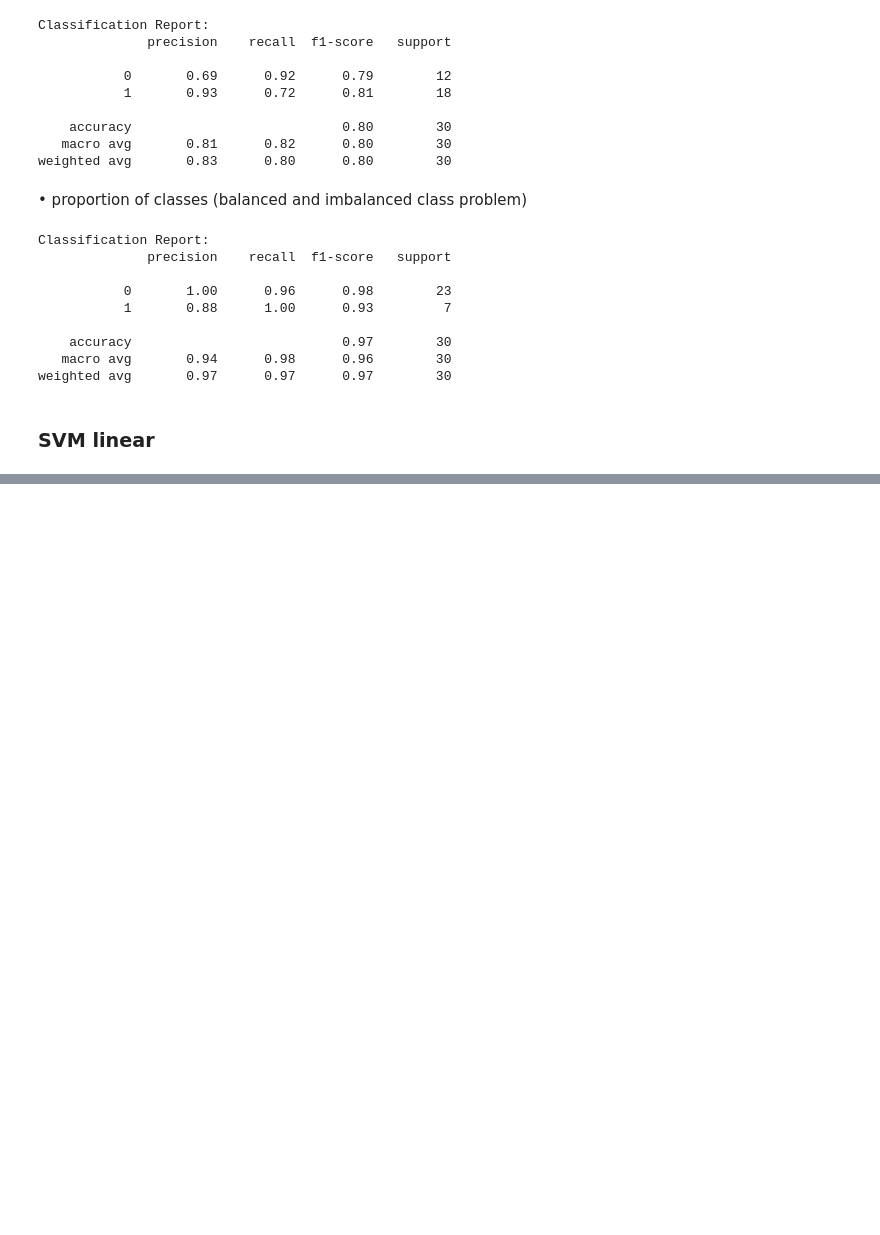
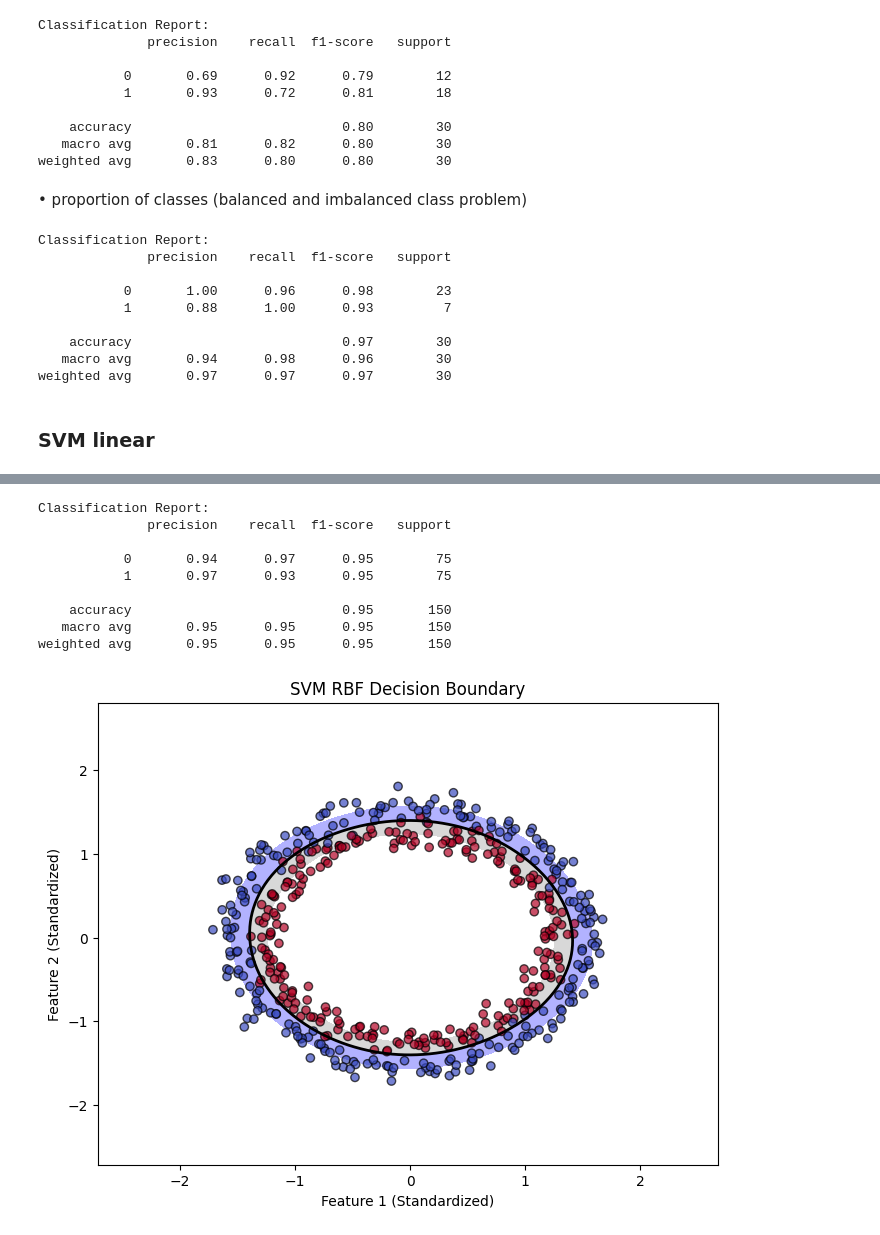
Before and after one commit to ossclaudia/MachineLearning, a Jupyter notebook: projeto.ipynb, the cells around one changed output, grey strips where cells are left out. Drawn from its saved outputs; the diff is of its cells as text; code cells hidden in the pictures; blank space fills up the shorter version.

```diff
--- a/projeto.ipynb
+++ b/projeto.ipynb
@@ -358,0 +495,46 @@ weighted avg       0.97      0.97      0.97        30
+# %%
+X, y = make_circles(n_samples=500, noise=0.05, factor=0.8, random_state=42)
+X_scaler = StandardScaler()
+X_scaled = X_scaler.fit_transform(X)
+X_train, X_test, y_train, y_test = train_test_split(X_scaled, y, test_size=0.3, random_state=42)
+
+svm = SVC(random_state=42, kernel="rbf", class_weight="balanced")
+svm.fit(X_train, y_train)
+y_pred = svm.predict(X_test)
+report = classification_report(y_test, y_pred)
+print("Classification Report:")
+print(report)
+
+plt.figure(figsize=(8, 6))
+
+# Create grid of points
+x_min, x_max = X_scaled[:, 0].min() - 1, X_scaled[:, 0].max() + 1
+y_min, y_max = X_scaled[:, 1].min() - 1, X_scaled[:, 1].max() + 1
+xx, yy = np.meshgrid(np.linspace(x_min, x_max, 100), np.linspace(y_min, y_max, 100))
+
+# Compute decision boundary
+Z = svm.decision_function(np.c_[xx.ravel(), yy.ravel()])
+Z = Z.reshape(xx.shape)
+
+# Plot contour and dataset
+plt.contourf(xx, yy, Z, levels=[-1, 0, 1], colors=['blue', 'gray', 'red'], alpha=0.3)
+plt.contour(xx, yy, Z, levels=[0], colors='black', linewidths=2)  # Decision boundary
+
+# Scatter plot of data points
+plt.scatter(X_scaled[:, 0], X_scaled[:, 1], c=y, cmap="coolwarm", edgecolors="k", alpha=0.7)
+
+plt.xlabel("Feature 1 (Standardized)")
+plt.ylabel("Feature 2 (Standardized)")
+plt.title("SVM RBF Decision Boundary")
+plt.show()
+# %% [output]
+Classification Report:
+              precision    recall  f1-score   support
+
+           0       0.94      0.97      0.95        75
+           1       0.97      0.93      0.95        75
+
+    accuracy                           0.95       150
+   macro avg       0.95      0.95      0.95       150
+weighted avg       0.95      0.95      0.95       150
+[figure, added]
```
Also changed, not shown: parts of 13 cells of this notebook.
